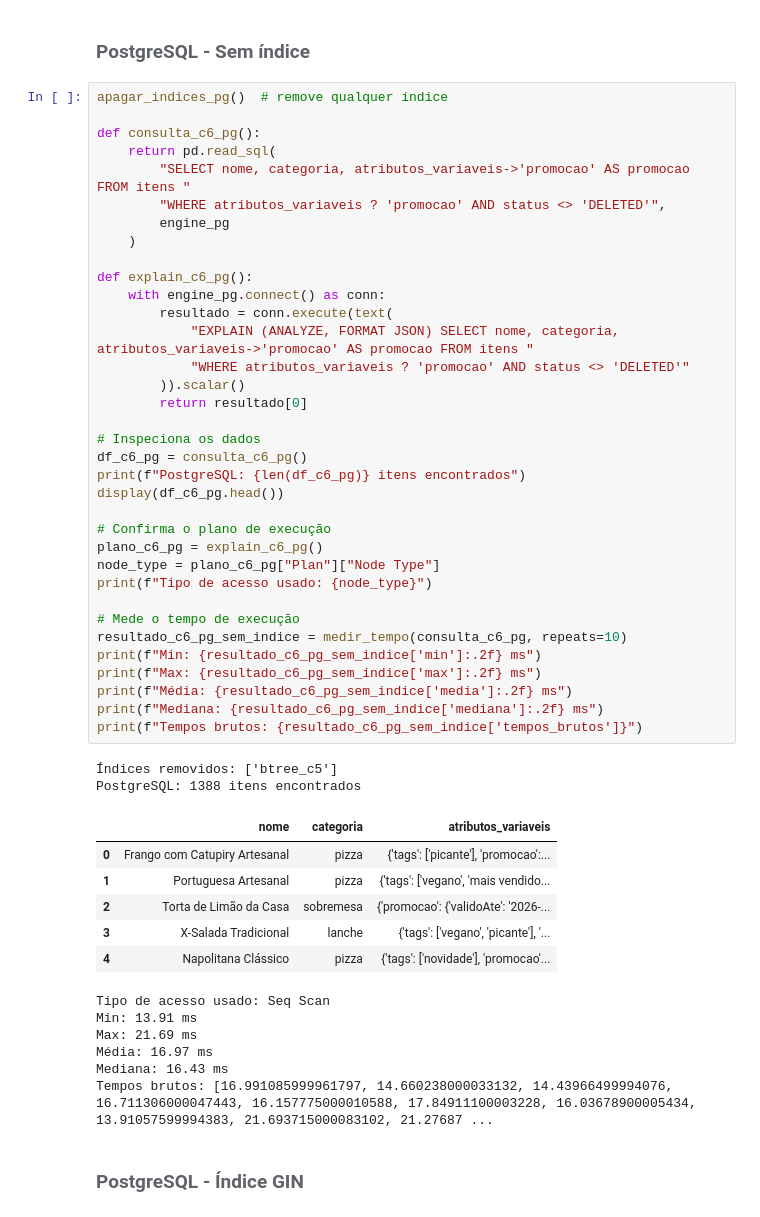
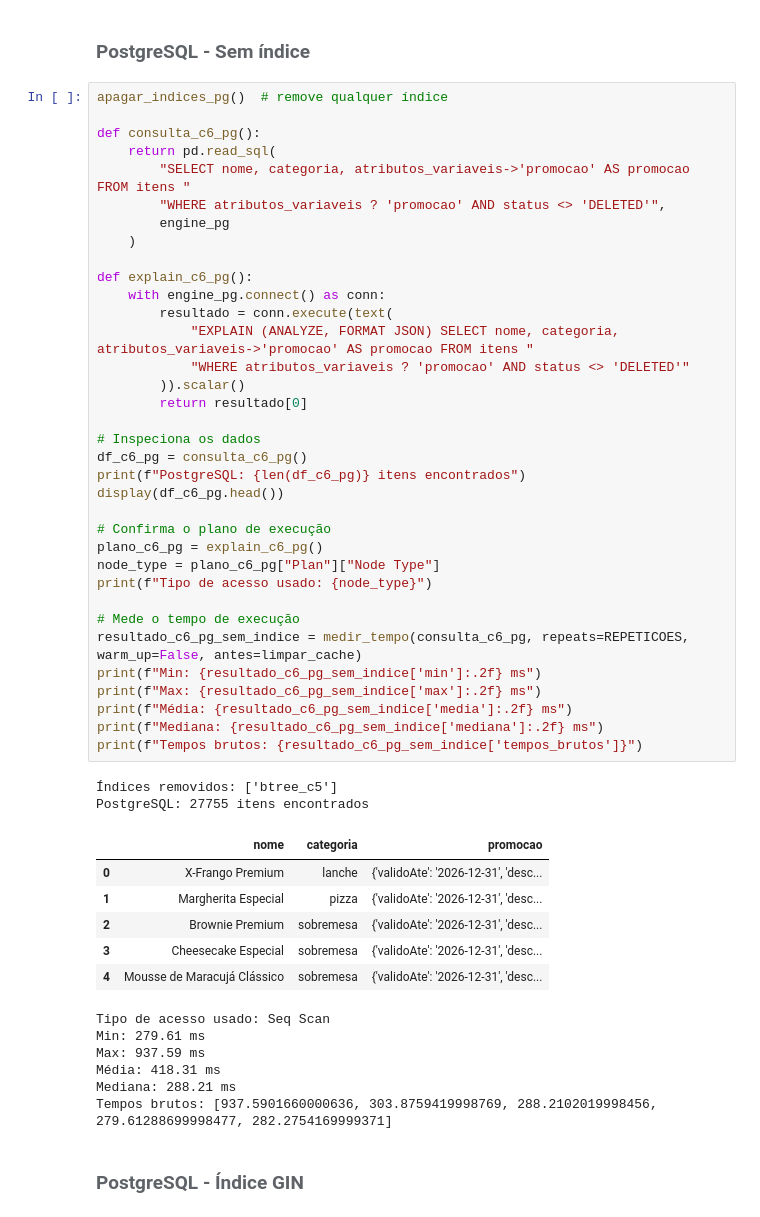
Before and after one commit to RauanySecci/TCC_Rauany, a Jupyter notebook: notebooks/analises.ipynb, the cells around one changed output. Drawn from its saved outputs; the diff is of its cells as text.

```diff
--- a/notebooks/analises.ipynb
+++ b/notebooks/analises.ipynb
@@ -1657,47 +1656,47 @@ def consulta_c6_pg():
         "WHERE atributos_variaveis ? 'promocao' AND status <> 'DELETED'",
         engine_pg
     )
 
 def explain_c6_pg():
     with engine_pg.connect() as conn:
         resultado = conn.execute(text(
             "EXPLAIN (ANALYZE, FORMAT JSON) SELECT nome, categoria, atributos_variaveis->'promocao' AS promocao FROM itens "
             "WHERE atributos_variaveis ? 'promocao' AND status <> 'DELETED'"
         )).scalar()
         return resultado[0]
 
 # Inspeciona os dados
 df_c6_pg = consulta_c6_pg()
 print(f"PostgreSQL: {len(df_c6_pg)} itens encontrados")
 display(df_c6_pg.head())
 
 # Confirma o plano de execução
 plano_c6_pg = explain_c6_pg()
 node_type = plano_c6_pg["Plan"]["Node Type"]
 print(f"Tipo de acesso usado: {node_type}")
 
 # Mede o tempo de execução
-resultado_c6_pg_sem_indice = medir_tempo(consulta_c6_pg, repeats=10)
+resultado_c6_pg_sem_indice = medir_tempo(consulta_c6_pg, repeats=REPETICOES, warm_up=False, antes=limpar_cache)
 print(f"Min: {resultado_c6_pg_sem_indice['min']:.2f} ms")
 print(f"Max: {resultado_c6_pg_sem_indice['max']:.2f} ms")
 print(f"Média: {resultado_c6_pg_sem_indice['media']:.2f} ms")
 print(f"Mediana: {resultado_c6_pg_sem_indice['mediana']:.2f} ms")
 print(f"Tempos brutos: {resultado_c6_pg_sem_indice['tempos_brutos']}")
 # %% [output]
 Índices removidos: ['btree_c5']
-PostgreSQL: 1388 itens encontrados
+PostgreSQL: 27755 itens encontrados
-|  | nome | categoria | atributos_variaveis |
-| 0 | Frango com Catupiry Artesanal | pizza | {'tags': ['picante'], 'promocao':... |
-| 1 | Portuguesa Artesanal | pizza | {'tags': ['vegano', 'mais vendido... |
-| 2 | Torta de Limão da Casa | sobremesa | {'promocao': {'validoAte': '2026-... |
-| 3 | X-Salada Tradicional | lanche | {'tags': ['vegano', 'picante'], '... |
-| 4 | Napolitana Clássico | pizza | {'tags': ['novidade'], 'promocao'... |
+|  | nome | categoria | promocao |
+| 0 | X-Frango Premium | lanche | {'validoAte': '2026-12-31', 'desc... |
+| 1 | Margherita Especial | pizza | {'validoAte': '2026-12-31', 'desc... |
+| 2 | Brownie Premium | sobremesa | {'validoAte': '2026-12-31', 'desc... |
+| 3 | Cheesecake Especial | sobremesa | {'validoAte': '2026-12-31', 'desc... |
+| 4 | Mousse de Maracujá Clássico | sobremesa | {'validoAte': '2026-12-31', 'desc... |
 Tipo de acesso usado: Seq Scan
-Min: 13.91 ms
-Max: 21.69 ms
-Média: 16.97 ms
-Mediana: 16.43 ms
-Tempos brutos: [16.991085999961797, 14.660238000033132, 14.43966499994076, 16.711306000047443, 16.157775000010588, 17.84911100003228, 16.03678900005434, 13.91057599994383, 21.693715000083102, 21.27687 ...
+Min: 279.61 ms
+Max: 937.59 ms
+Média: 418.31 ms
+Mediana: 288.21 ms
+Tempos brutos: [937.5901660000636, 303.8759419998769, 288.2102019998456, 279.61288699998477, 282.2754169999371]
 # %% [markdown]
 ###### <span style="font-size:1.6em">PostgreSQL - Índice GIN</span>
 # %%
```
Also changed, not shown: parts of 46 cells of this notebook, 35 other files.
